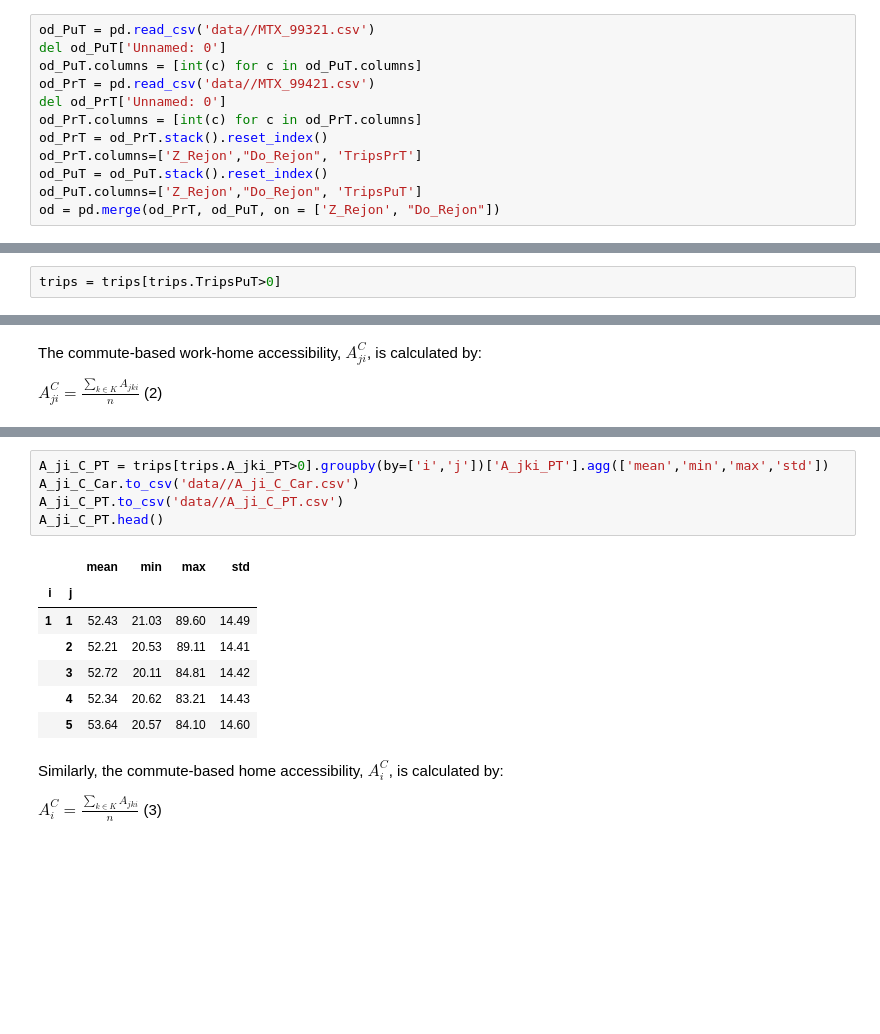
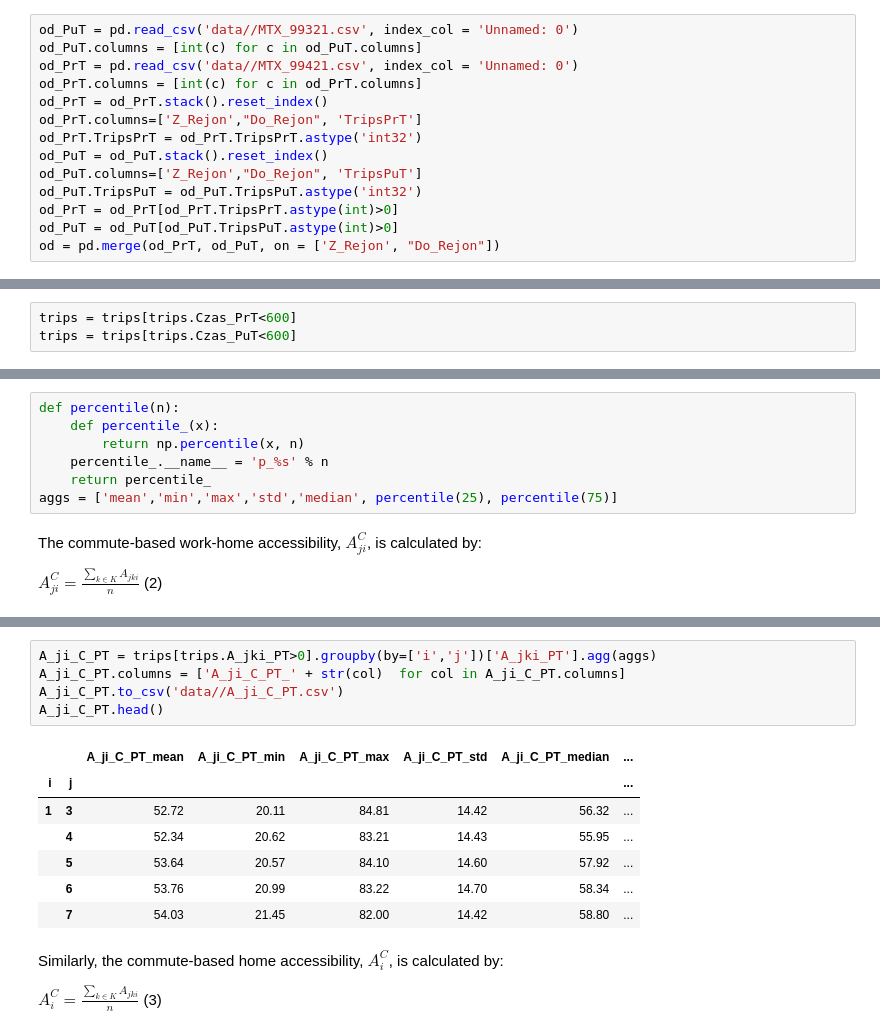
Before and after one commit to RafalKucharskiPK/MoblinoscPolonez, a Jupyter notebook: Modal disparities - test big.ipynb, the cells around one changed output, grey strips where cells are left out. Drawn from its saved outputs; the diff is of its cells as text; blank space fills up the shorter version.

```diff
--- a/Modal disparities - test big.ipynb
+++ b/Modal disparities - test big.ipynb
@@ -17,16 +20,18 @@ t_k = 20
 # %% [markdown]
 ### prepare
 # %%
-od_PuT = pd.read_csv('data//MTX_99321.csv')
-del od_PuT['Unnamed: 0']
+od_PuT = pd.read_csv('data//MTX_99321.csv', index_col = 'Unnamed: 0')
 od_PuT.columns = [int(c) for c in od_PuT.columns]
-od_PrT = pd.read_csv('data//MTX_99421.csv')
-del od_PrT['Unnamed: 0']
+od_PrT = pd.read_csv('data//MTX_99421.csv', index_col = 'Unnamed: 0')
 od_PrT.columns = [int(c) for c in od_PrT.columns]
 od_PrT = od_PrT.stack().reset_index()
 od_PrT.columns=['Z_Rejon',"Do_Rejon", 'TripsPrT']
+od_PrT.TripsPrT = od_PrT.TripsPrT.astype('int32')
 od_PuT = od_PuT.stack().reset_index()
 od_PuT.columns=['Z_Rejon',"Do_Rejon", 'TripsPuT']
+od_PuT.TripsPuT = od_PuT.TripsPuT.astype('int32')
+od_PrT = od_PrT[od_PrT.TripsPrT.astype(int)>0]
+od_PuT = od_PuT[od_PuT.TripsPuT.astype(int)>0]
 od = pd.merge(od_PrT, od_PuT, on = ['Z_Rejon', "Do_Rejon"])
 # %%
 od.Z_Rejon = od.Z_Rejon.astype('int32')
@@ -45,3 +54,6 @@ del trips['Unnamed: 0']
 # %%
 trips.Czas_PrT = trips.Czas_PrT/60
 trips.Czas_PuT = trips.Czas_PuT/60
+# %%
+trips = trips[trips.Czas_PrT<600]
+trips = trips[trips.Czas_PuT<600]
@@ -48,4 +64,2 @@ trips.Czas_PuT = trips.Czas_PuT/60
 # %%
 trips = pd.merge(trips,od, on = ['Z_Rejon',"Do_Rejon"])
-# %%
-trips = trips[trips.TripsPuT>0]
@@ -115,3 +130,10 @@ trips[trips['t_jki_PT']<200]['t_jki_PT'].hist()
+# %%
+def percentile(n):
+    def percentile_(x):
+        return np.percentile(x, n)
+    percentile_.__name__ = 'p_%s' % n
+    return percentile_
+aggs = ['mean','min','max','std','median', percentile(25), percentile(75)]
 # %% [markdown]
 The commute-based work-home accessibility, $A_{ji}^C$, is calculated by:
 
@@ -131,16 +154,16 @@ A_ji_C_Car.head()
 # %%
-A_ji_C_PT = trips[trips.A_jki_PT>0].groupby(by=['i','j'])['A_jki_PT'].agg(['mean','min','max','std'])
-A_ji_C_Car.to_csv('data//A_ji_C_Car.csv')
+A_ji_C_PT = trips[trips.A_jki_PT>0].groupby(by=['i','j'])['A_jki_PT'].agg(aggs)
+A_ji_C_PT.columns = ['A_ji_C_PT_' + str(col)  for col in A_ji_C_PT.columns]
 A_ji_C_PT.to_csv('data//A_ji_C_PT.csv')
 A_ji_C_PT.head()
 # %% [output]
-|  |  | mean | min | max | std |
-| i | j |  |  |  |  |
-| 1 | 1 | 52.43 | 21.03 | 89.60 | 14.49 |
-|  | 2 | 52.21 | 20.53 | 89.11 | 14.41 |
-|  | 3 | 52.72 | 20.11 | 84.81 | 14.42 |
-|  | 4 | 52.34 | 20.62 | 83.21 | 14.43 |
-|  | 5 | 53.64 | 20.57 | 84.10 | 14.60 |
+|  |  | A_ji_C_PT_mean | A_ji_C_PT_min | A_ji_C_PT_max | A_ji_C_PT_std | A_ji_C_PT_median | ... |
+| i | j |  |  |  |  |  | ... |
+| 1 | 3 | 52.72 | 20.11 | 84.81 | 14.42 | 56.32 | ... |
+|  | 4 | 52.34 | 20.62 | 83.21 | 14.43 | 55.95 | ... |
+|  | 5 | 53.64 | 20.57 | 84.10 | 14.60 | 57.92 | ... |
+|  | 6 | 53.76 | 20.99 | 83.22 | 14.70 | 58.34 | ... |
+|  | 7 | 54.03 | 21.45 | 82.00 | 14.42 | 58.80 | ... |
 # %% [markdown]
 Similarly, the commute-based home accessibility, $A_i^C$, is calculated by:
 
```
Also changed, not shown: parts of 22 cells of this notebook, 9 other files.
